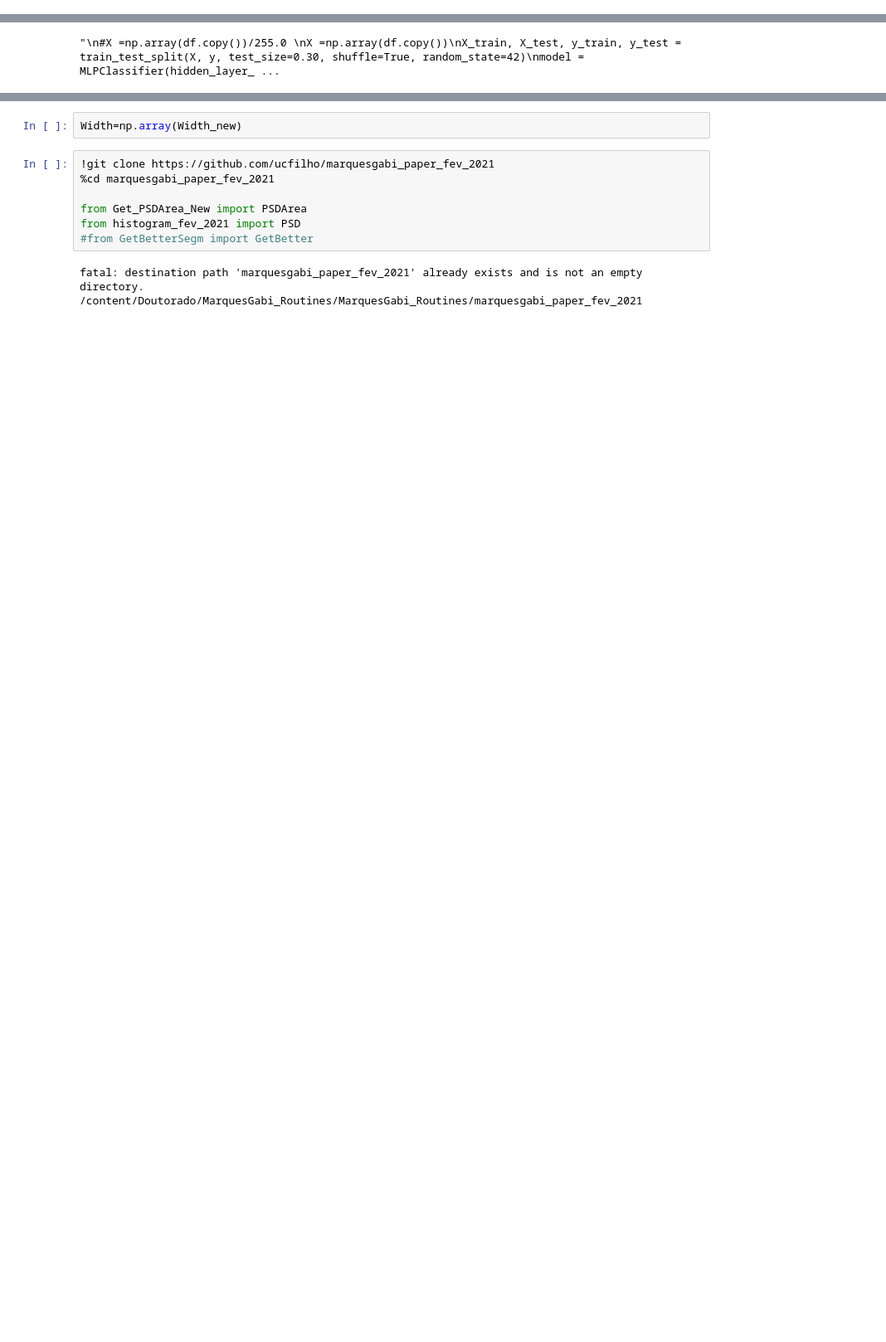
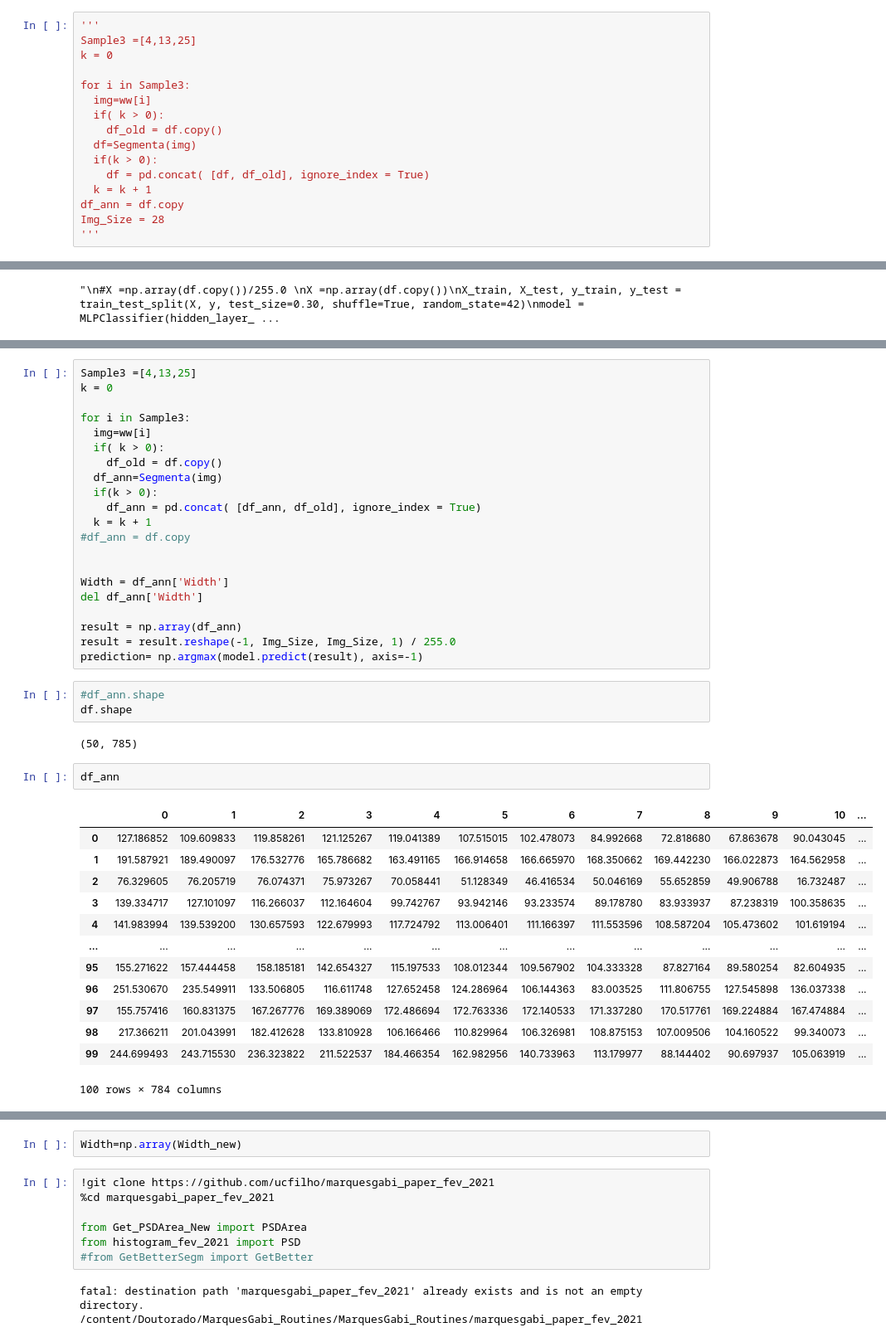
Before and after one commit to ucfilho/marquesgabi_paper_fev_2021, a Jupyter notebook: defesa/PSD_histogram_final_amostra_03_nov_25_2021.ipynb, the cells around one changed output, grey strips where cells are left out. Shown: that part at 83% size. Cells and saved outputs as stored; diff of their text form; blank space fills up the shorter version.

```diff
--- a/defesa/PSD_histogram_final_amostra_03_nov_25_2021.ipynb
+++ b/defesa/PSD_histogram_final_amostra_03_nov_25_2021.ipynb
@@ -151,0 +126,16 @@ print(df)
+# %%
+'''
+Sample3 =[4,13,25]
+k = 0
+
+for i in Sample3:
+  img=ww[i]
+  if( k > 0):
+    df_old = df.copy()
+  df=Segmenta(img)
+  if(k > 0):
+    df = pd.concat( [df, df_old], ignore_index = True)
+  k = k + 1
+df_ann = df.copy
+Img_Size = 28
+'''
@@ -331,0 +336,42 @@ array([1, 0, 1, 1, 1, 1, 0, 0, 1, 0, 0, 0, 1, 1, 1, 0, 1, 1, 1, 0, 1, 0,
+# %%
+Sample3 =[4,13,25]
+k = 0
+
+for i in Sample3:
+  img=ww[i]
+  if( k > 0):
+    df_old = df.copy()
+  df_ann=Segmenta(img)
+  if(k > 0):
+    df_ann = pd.concat( [df_ann, df_old], ignore_index = True)
+  k = k + 1
+#df_ann = df.copy
+
+
+Width = df_ann['Width']
+del df_ann['Width']
+
+result = np.array(df_ann)
+result = result.reshape(-1, Img_Size, Img_Size, 1) / 255.0
+prediction= np.argmax(model.predict(result), axis=-1)
+# %%
+#df_ann.shape
+df.shape
+# %% [output]
+(50, 785)
+# %%
+df_ann
+# %% [output]
+|  | 0 | 1 | 2 | 3 | 4 | 5 | 6 | 7 | 8 | 9 | 10 | ... |
+| 0 | 127.186852 | 109.609833 | 119.858261 | 121.125267 | 119.041389 | 107.515015 | 102.478073 | 84.992668 | 72.818680 | 67.863678 | 90.043045 | ... |
+| 1 | 191.587921 | 189.490097 | 176.532776 | 165.786682 | 163.491165 | 166.914658 | 166.665970 | 168.350662 | 169.442230 | 166.022873 | 164.562958 | ... |
+| 2 | 76.329605 | 76.205719 | 76.074371 | 75.973267 | 70.058441 | 51.128349 | 46.416534 | 50.046169 | 55.652859 | 49.906788 | 16.732487 | ... |
+| 3 | 139.334717 | 127.101097 | 116.266037 | 112.164604 | 99.742767 | 93.942146 | 93.233574 | 89.178780 | 83.933937 | 87.238319 | 100.358635 | ... |
+| 4 | 141.983994 | 139.539200 | 130.657593 | 122.679993 | 117.724792 | 113.006401 | 111.166397 | 111.553596 | 108.587204 | 105.473602 | 101.619194 | ... |
+| ... | ... | ... | ... | ... | ... | ... | ... | ... | ... | ... | ... | ... |
+| 95 | 155.271622 | 157.444458 | 158.185181 | 142.654327 | 115.197533 | 108.012344 | 109.567902 | 104.333328 | 87.827164 | 89.580254 | 82.604935 | ... |
+| 96 | 251.530670 | 235.549911 | 133.506805 | 116.611748 | 127.652458 | 124.286964 | 106.144363 | 83.003525 | 111.806755 | 127.545898 | 136.037338 | ... |
+| 97 | 155.757416 | 160.831375 | 167.267776 | 169.389069 | 172.486694 | 172.763336 | 172.140533 | 171.337280 | 170.517761 | 169.224884 | 167.474884 | ... |
+| 98 | 217.366211 | 201.043991 | 182.412628 | 133.810928 | 106.166466 | 110.829964 | 106.326981 | 108.875153 | 107.009506 | 104.160522 | 99.340073 | ... |
+| 99 | 244.699493 | 243.715530 | 236.323822 | 211.522537 | 184.466354 | 162.982956 | 140.733963 | 113.179977 | 88.144402 | 90.697937 | 105.063919 | ... |
+100 rows × 784 columns
```
Also changed, not shown: parts of 32 cells of this notebook.
